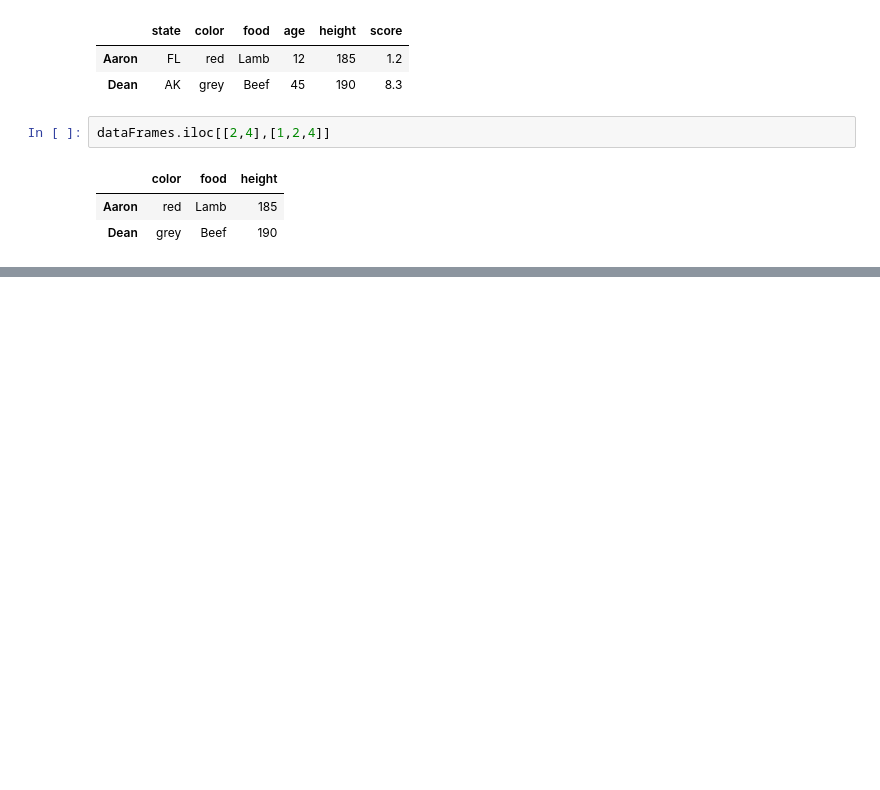
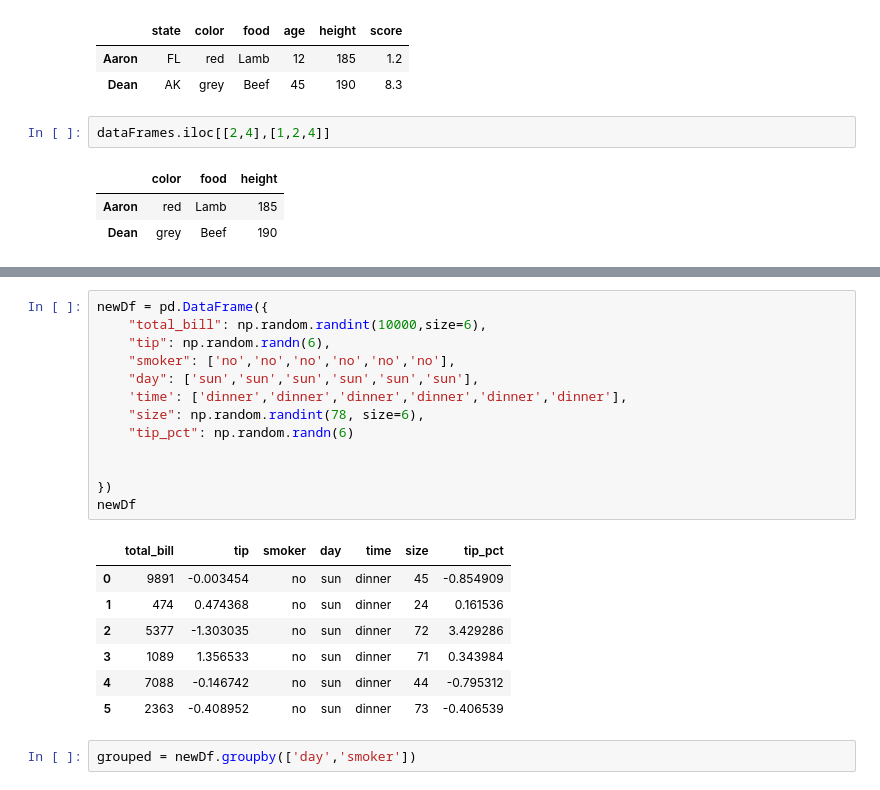
Before and after one commit to ddb95/BooksandCode, a Jupyter notebook: PythonForDataAnalysisWesMcKinneyBook/Chapter_10_Data_Aggregation_and_Group_Operations.ipynb, the cells around one changed output, grey strips where cells are left out. Saved outputs shown, nothing was run; the diff lists cells and outputs as text; blank space fills up the shorter version.

```diff
--- a/PythonForDataAnalysisWesMcKinneyBook/Chapter_10_Data_Aggregation_and_Group_Operations.ipynb
+++ b/PythonForDataAnalysisWesMcKinneyBook/Chapter_10_Data_Aggregation_and_Group_Operations.ipynb
@@ -445,0 +495,23 @@ dataFrames.iloc[[2,4],[1,2,4]]
+# %%
+newDf = pd.DataFrame({
+    "total_bill": np.random.randint(10000,size=6),
+    "tip": np.random.randn(6),
+    "smoker": ['no','no','no','no','no','no'],
+    "day": ['sun','sun','sun','sun','sun','sun'],
+    'time': ['dinner','dinner','dinner','dinner','dinner','dinner'],
+    "size": np.random.randint(78, size=6),
+    "tip_pct": np.random.randn(6)
+
+
+})
+newDf
+# %% [output]
+|  | total_bill | tip | smoker | day | time | size | tip_pct |
+| 0 | 9891 | -0.003454 | no | sun | dinner | 45 | -0.854909 |
+| 1 | 474 | 0.474368 | no | sun | dinner | 24 | 0.161536 |
+| 2 | 5377 | -1.303035 | no | sun | dinner | 72 | 3.429286 |
+| 3 | 1089 | 1.356533 | no | sun | dinner | 71 | 0.343984 |
+| 4 | 7088 | -0.146742 | no | sun | dinner | 44 | -0.795312 |
+| 5 | 2363 | -0.408952 | no | sun | dinner | 73 | -0.406539 |
+# %%
+grouped = newDf.groupby(['day','smoker'])
```
Also changed, not shown: parts of 49 cells of this notebook.
